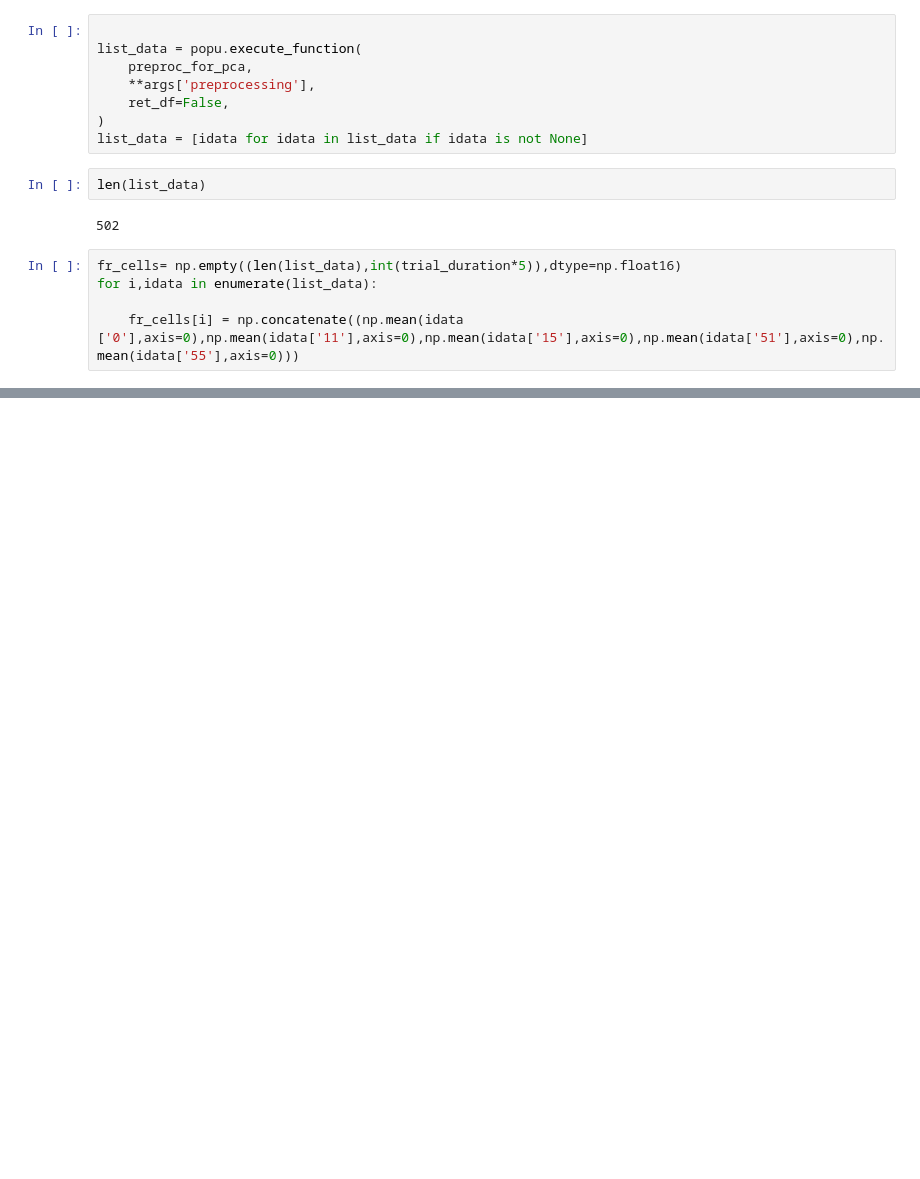
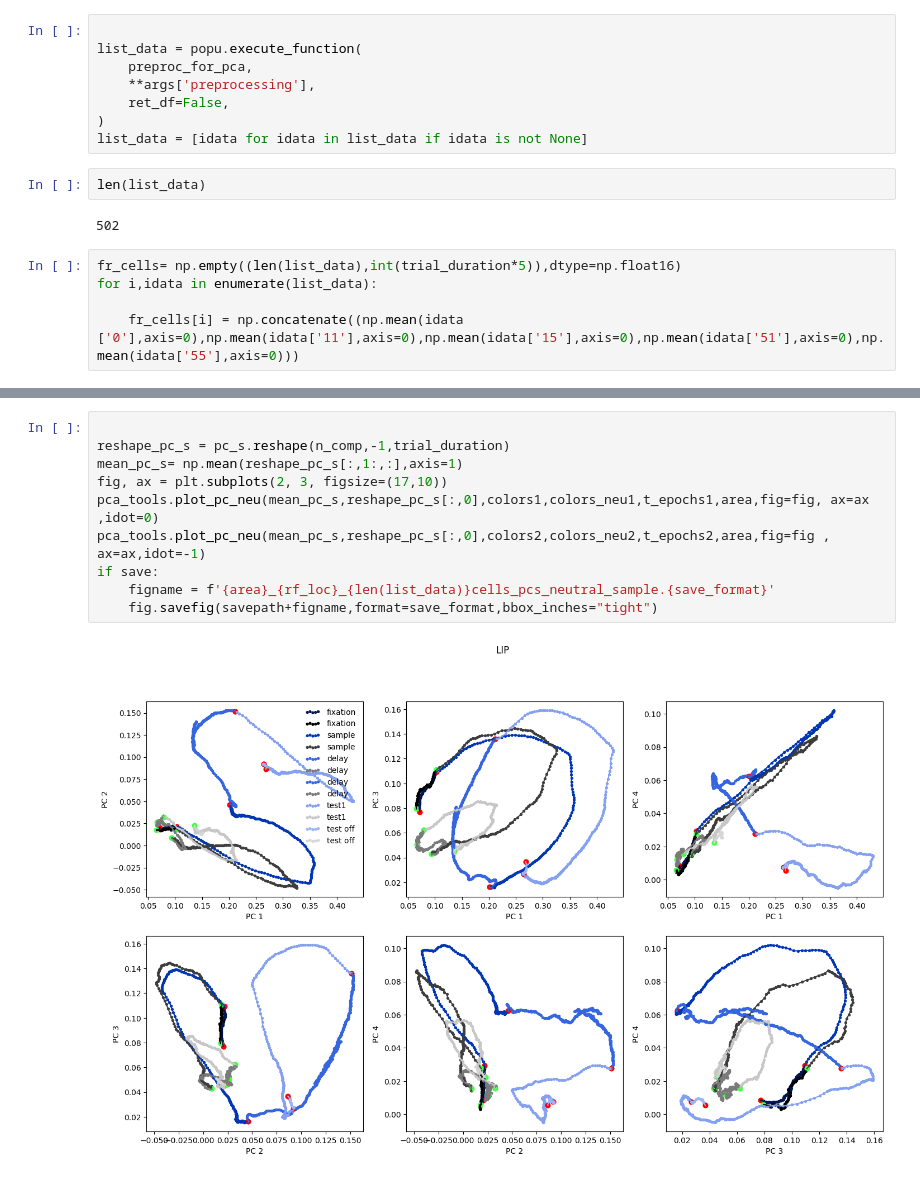
Before and after one commit to Ibos-lab/Users, a Jupyter notebook: losadac/pca/compute_pca.ipynb, the cells around one changed output, grey strips where cells are left out. Saved outputs shown, nothing was run; the diff lists cells and outputs as text; blank space fills up the shorter version.

```diff
--- a/losadac/pca/compute_pca.ipynb
+++ b/losadac/pca/compute_pca.ipynb
@@ -128,0 +195,12 @@ model,pc_s = compute_pca(fr_cells,n_comp=200)
+# %%
+
+reshape_pc_s = pc_s.reshape(n_comp,-1,trial_duration)
+mean_pc_s= np.mean(reshape_pc_s[:,1:,:],axis=1)
+fig, ax = plt.subplots(2, 3, figsize=(17,10))
+pca_tools.plot_pc_neu(mean_pc_s,reshape_pc_s[:,0],colors1,colors_neu1,t_epochs1,area,fig=fig, ax=ax ,idot=0)
+pca_tools.plot_pc_neu(mean_pc_s,reshape_pc_s[:,0],colors2,colors_neu2,t_epochs2,area,fig=fig , ax=ax,idot=-1)
+if save:
+    figname = f'{area}_{rf_loc}_{len(list_data)}cells_pcs_neutral_sample.{save_format}'
+    fig.savefig(savepath+figname,format=save_format,bbox_inches="tight")
+# %% [output]
+[figure, added]
```
Also changed, not shown: parts of 14 cells of this notebook, 2 other files.
